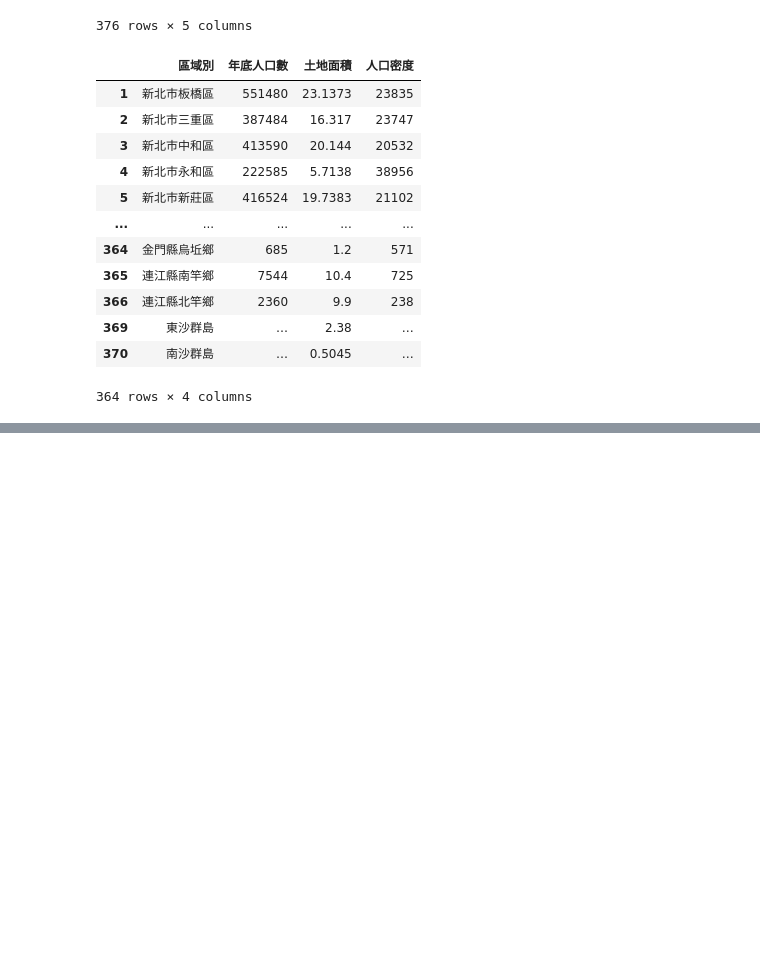
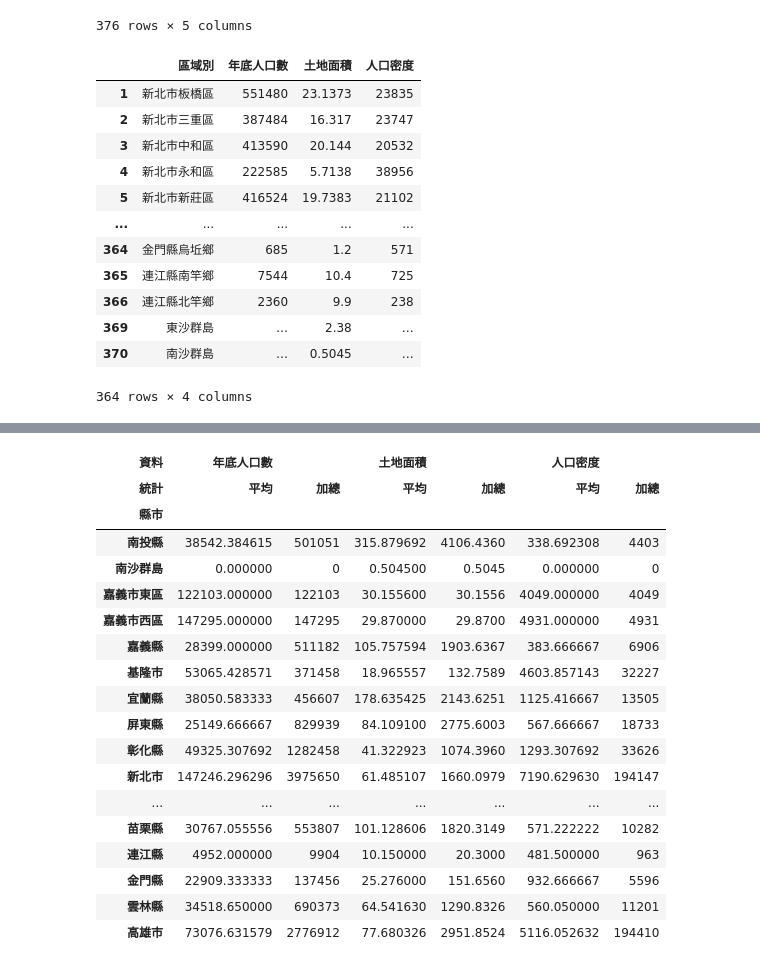
Before and after one commit to margart0114/Python_20250503, a Jupyter notebook: lesson17/lesson17_1.ipynb, the cells around one changed output, grey strips where cells are left out. Saved outputs shown, nothing was run; the diff lists cells and outputs as text; code cells hidden in the pictures; blank space fills up the shorter version.

```diff
--- a/lesson17/lesson17_1.ipynb
+++ b/lesson17/lesson17_1.ipynb
@@ -167,0 +170,25 @@ df5.query('人口密度== @m')
+# %%
+df6 = df5.groupby(by='縣市')[['年底人口數','土地面積','人口密度']].agg([('平均','mean'),('加總','sum')])
+# %%
+df6.columns.names= ["資料","統計"]
+df6
+# %% [output]
+| 資料 | 年底人口數 |  | 土地面積 |  | 人口密度 |  |
+| 統計 | 平均 | 加總 | 平均 | 加總 | 平均 | 加總 |
+| 縣市 |  |  |  |  |  |  |
+| 南投縣 | 38542.384615 | 501051 | 315.879692 | 4106.4360 | 338.692308 | 4403 |
+| 南沙群島 | 0.000000 | 0 | 0.504500 | 0.5045 | 0.000000 | 0 |
+| 嘉義市東區 | 122103.000000 | 122103 | 30.155600 | 30.1556 | 4049.000000 | 4049 |
+| 嘉義市西區 | 147295.000000 | 147295 | 29.870000 | 29.8700 | 4931.000000 | 4931 |
+| 嘉義縣 | 28399.000000 | 511182 | 105.757594 | 1903.6367 | 383.666667 | 6906 |
+| 基隆市 | 53065.428571 | 371458 | 18.965557 | 132.7589 | 4603.857143 | 32227 |
+| 宜蘭縣 | 38050.583333 | 456607 | 178.635425 | 2143.6251 | 1125.416667 | 13505 |
+| 屏東縣 | 25149.666667 | 829939 | 84.109100 | 2775.6003 | 567.666667 | 18733 |
+| 彰化縣 | 49325.307692 | 1282458 | 41.322923 | 1074.3960 | 1293.307692 | 33626 |
+| 新北市 | 147246.296296 | 3975650 | 61.485107 | 1660.0979 | 7190.629630 | 194147 |
+| ... | ... | ... | ... | ... | ... | ... |
+| 苗栗縣 | 30767.055556 | 553807 | 101.128606 | 1820.3149 | 571.222222 | 10282 |
+| 連江縣 | 4952.000000 | 9904 | 10.150000 | 20.3000 | 481.500000 | 963 |
+| 金門縣 | 22909.333333 | 137456 | 25.276000 | 151.6560 | 932.666667 | 5596 |
+| 雲林縣 | 34518.650000 | 690373 | 64.541630 | 1290.8326 | 560.050000 | 11201 |
+| 高雄市 | 73076.631579 | 2776912 | 77.680326 | 2951.8524 | 5116.052632 | 194410 |
```
Also changed, not shown: parts of 10 cells of this notebook.
